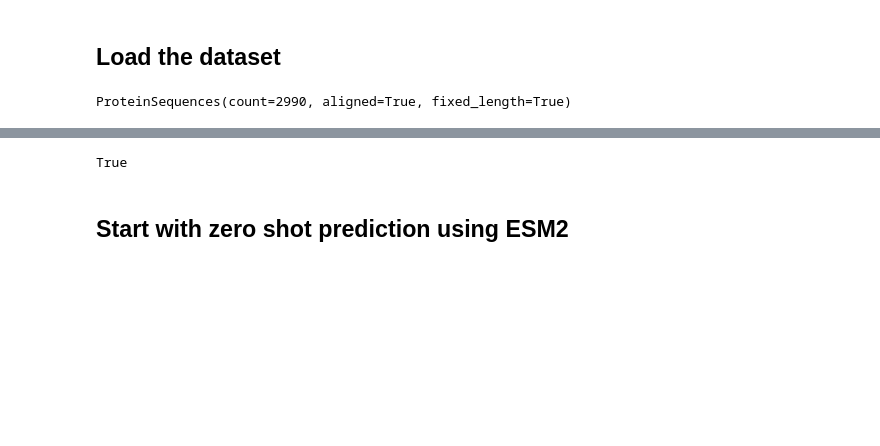
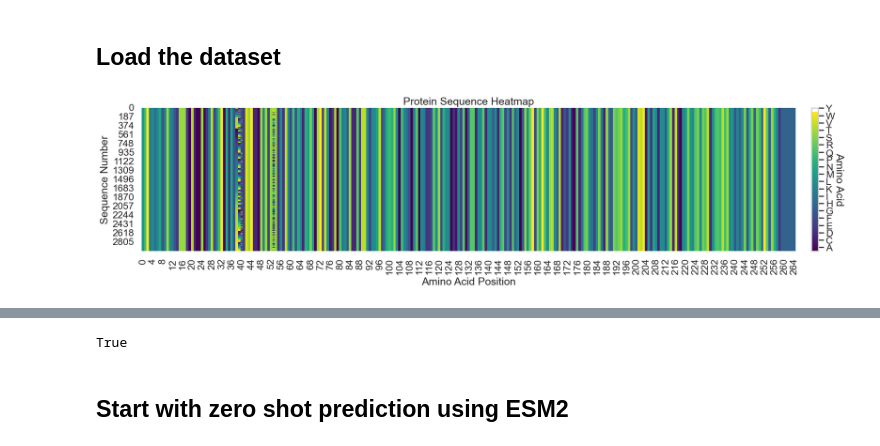
Before and after one commit to EvanKomp/aide_predict, a Jupyter notebook: demo/combinatorial_library.ipynb, the cells around one changed output, grey strips where cells are left out. Drawn from its saved outputs; the diff is of its cells as text; code cells hidden in the pictures; blank space fills up the shorter version.

```diff
--- a/demo/combinatorial_library.ipynb
+++ b/demo/combinatorial_library.ipynb
@@ -40,7 +53,7 @@ test_data = data[data['three_vs_rest'] == 'test']
 # %%
 train_sequences = ProteinSequences([ProteinSequence(seq) for seq in train_data['sequence']])
 test_sequences = ProteinSequences([ProteinSequence(seq) for seq in test_data['sequence']])
-# %%
-train_sequences
-# %% [output]
-ProteinSequences(count=2990, aligned=True, fixed_length=True)
+# %%
+_ = plot_protein_sequence_heatmap(train_sequences)
+# %% [output]
+[figure, added]
```
Also changed, not shown: parts of 32 cells of this notebook, 1 other file.
